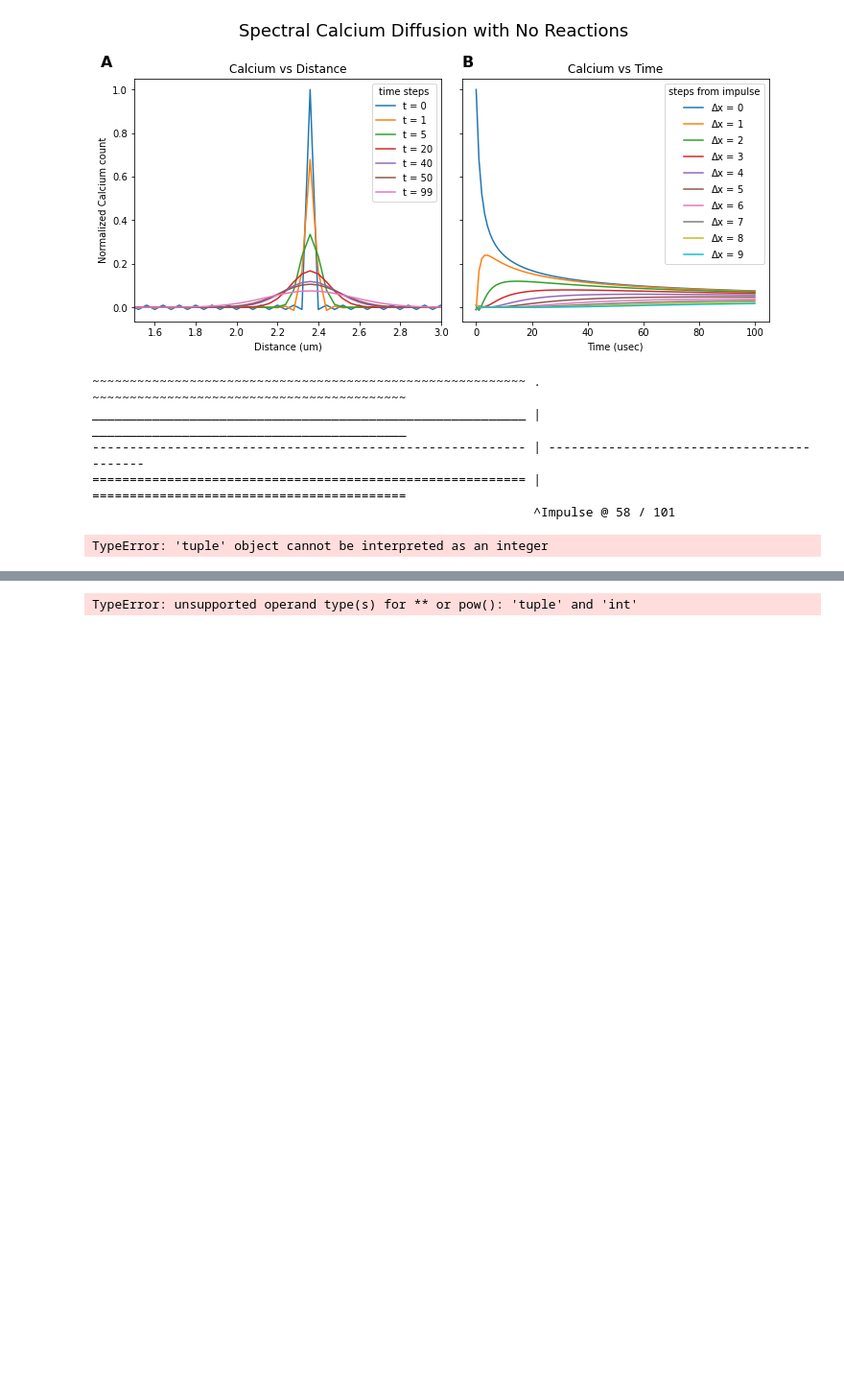
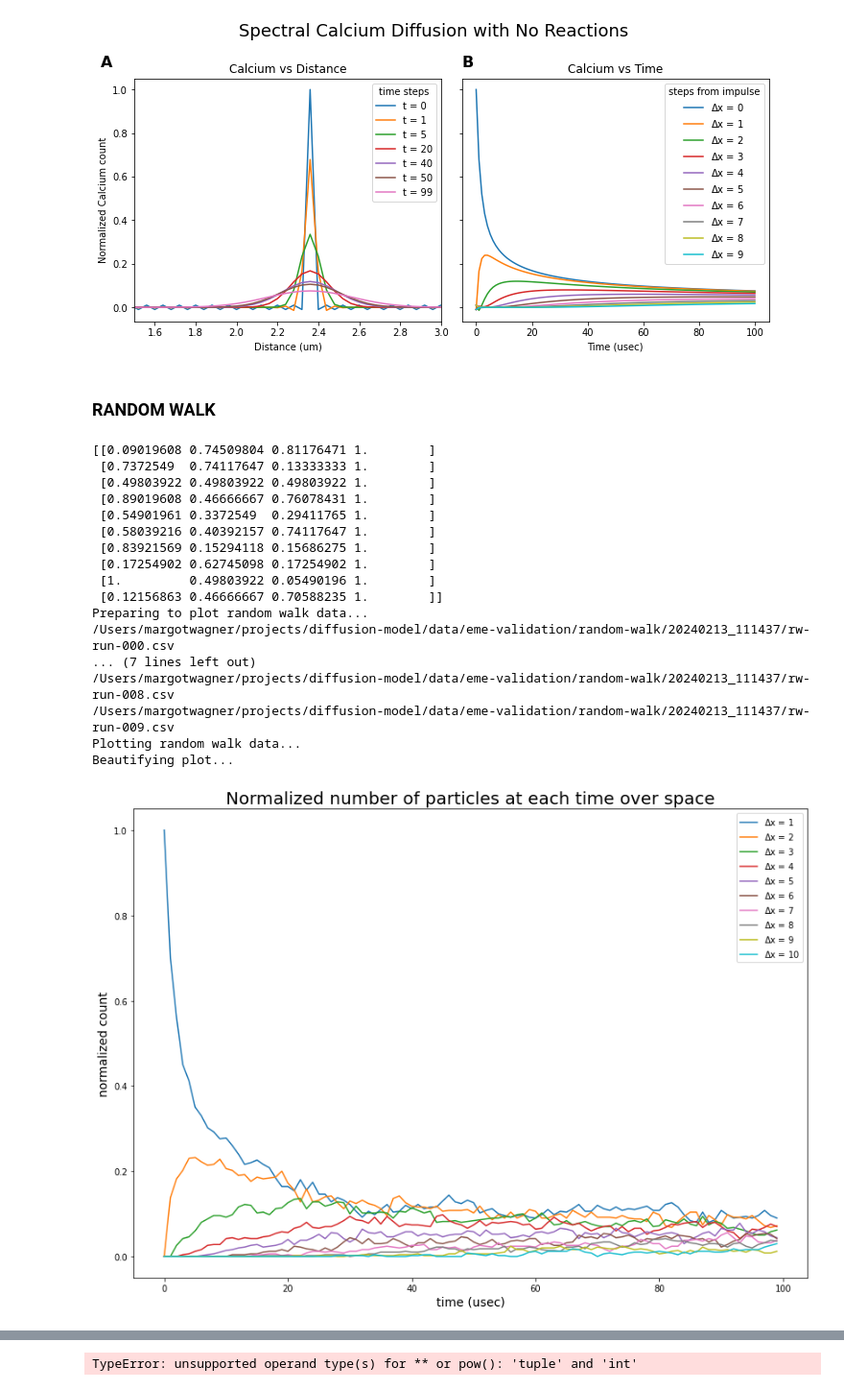
Before and after one commit to margotwagner/diffusion-model, a Jupyter notebook: notebooks/eme-scale-exp.ipynb, the cells around one changed output, grey strips where cells are left out. Shown at 96% size. Cells and saved outputs as stored; diff of their text form; code cells hidden in the pictures; blank space fills up the shorter version.

Commit message:
added plotting functionality by space for rw PlotMultiruns and incorporated rw analysis plotting into scaling notebook

```diff
--- a/notebooks/eme-scale-exp.ipynb
+++ b/notebooks/eme-scale-exp.ipynb
@@ -93,28 +97,5 @@ Time step:  90
 Simulation complete!
 Plotting...
 [figure]
-# %%
-# RANDOM WALK
-# STOCHASTIC AND NODAL
-random_walk = rw.RandomWalk(
-    n_particles=n_particles,
-    n_spatial_locs=n_spatial_locs,
-    n_time_pts=n_time_pts,
-    particle_start_loc=particle_start_loc,
-)
-
-# run random walk simulation and plot output
-random_walk.draw_impulse()
-
-particle_locs = random_walk.run_simulation()
-
-unnorm_n_per_loc, n_per_loc, mean_n_per_loc = random_walk.postprocess_run(
-    particle_locs, plot=plot_random_walk
-)
-# %% [output]
-~~~~~~~~~~~~~~~~~~~~~~~~~~~~~~~~~~~~~~~~~~~~~~~~~~~~~~~~~~ . ~~~~~~~~~~~~~~~~~~~~~~~~~~~~~~~~~~~~~~~~~~
-__________________________________________________________ | __________________________________________
----------------------------------------------------------- | ------------------------------------------
-========================================================== | ==========================================
-                                                           ^Impulse @ 58 / 101
-TypeError: 'tuple' object cannot be interpreted as an integer
+# %% [markdown]
+### RANDOM WALK
@@ -120,0 +115,26 @@ TypeError: 'tuple' object cannot be interpreted as an integer
+# %%
+plotter = pm.PlotMultiRuns(
+    rw_dir="/Users/margotwagner/projects/diffusion-model/data/eme-validation/random-walk/20240213_111437/",
+    plot_rw=True,
+)
+
+plotter.plot_multiruns_space()
+# %% [output]
+[[0.09019608 0.74509804 0.81176471 1.        ]
+ [0.7372549  0.74117647 0.13333333 1.        ]
+ [0.49803922 0.49803922 0.49803922 1.        ]
+ [0.89019608 0.46666667 0.76078431 1.        ]
+ [0.54901961 0.3372549  0.29411765 1.        ]
+ [0.58039216 0.40392157 0.74117647 1.        ]
+ [0.83921569 0.15294118 0.15686275 1.        ]
+ [0.17254902 0.62745098 0.17254902 1.        ]
+ [1.         0.49803922 0.05490196 1.        ]
+ [0.12156863 0.46666667 0.70588235 1.        ]]
+Preparing to plot random walk data...
+/Users/margotwagner/projects/diffusion-model/data/eme-validation/random-walk/20240213_111437/rw-run-000.csv
+... (7 lines left out)
+/Users/margotwagner/projects/diffusion-model/data/eme-validation/random-walk/20240213_111437/rw-run-008.csv
+/Users/margotwagner/projects/diffusion-model/data/eme-validation/random-walk/20240213_111437/rw-run-009.csv
+Plotting random walk data...
+Beautifying plot...
+[figure, added]
```
Also changed, not shown: parts of 9 cells of this notebook, 2 other files.
